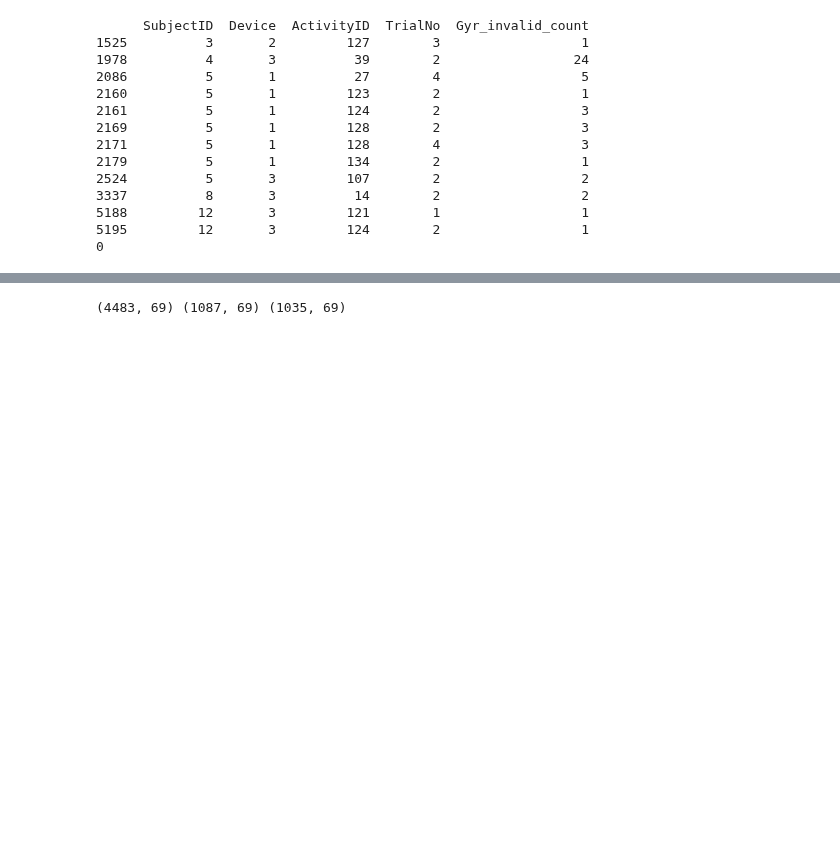
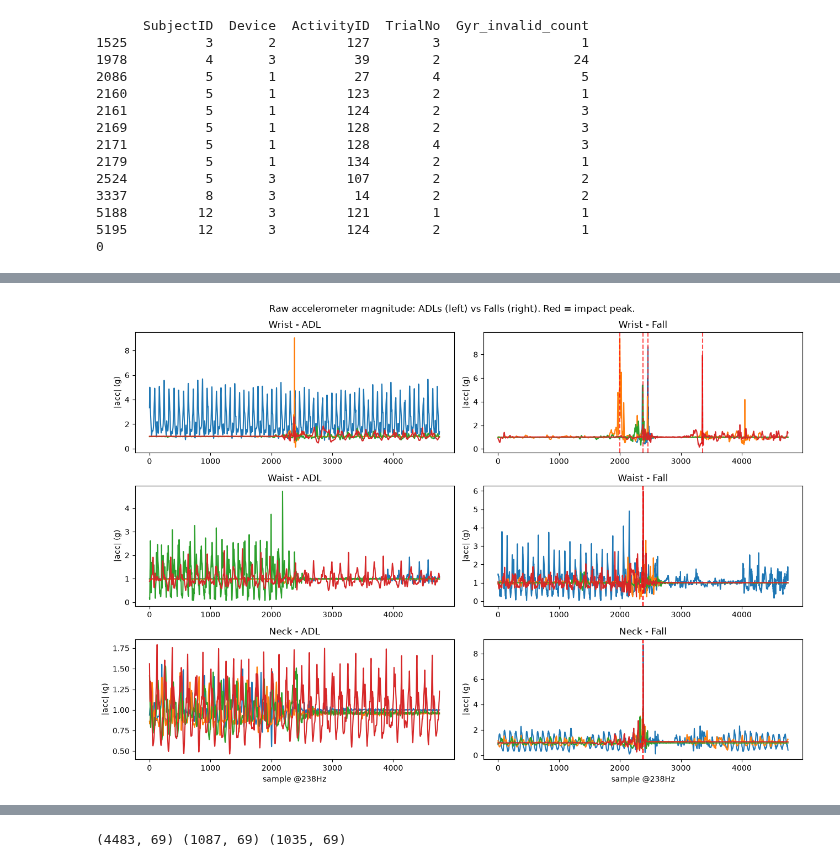
Before and after one commit to emfallat/EECE-5644-Final-Project, a Jupyter notebook: detecting_activity.ipynb, the cells around one changed output, grey strips where cells are left out. Saved outputs shown, nothing was run; the diff lists cells and outputs as text; code cells hidden in the pictures; blank space fills up the shorter version.

```diff
--- a/detecting_activity.ipynb
+++ b/detecting_activity.ipynb
@@ -224,4 +226,50 @@ SubjectID
 Name: DevicePosition, dtype: object
+# %%
+# EDA: raw accelerometer magnitude, ADL vs Fall, by device position used to sanity-check that falls actually
+# look different from ADLs in the raw signal before we throw away the raw sequences and reduce everything to 54 summary stats.
+# For each device position (Wrist/Waist/Neck), overlay a few example raw trials for ADL (left) vs Fall (right). For falls,
+# mark the impact peak (the sample with the largest |acc|) with a red dashed line. that peak is exactly the kind of raw-signal
+# event that gets summarized away into a single max stat during feature engineering.
+
+# raw ADC counts per 1g, from the +/-8g full-scale range in VALID_RANGES
+ACC_G_SCALE = 32768 / 8
+
+def acc_magnitude_g(cell):
+    # convert raw (x,y,z) counts to g, then take the vector magnitude per sample
+    arr = np.array(cell, dtype=float) / ACC_G_SCALE
+    return np.sqrt((arr ** 2).sum(axis=1))
+
+N_EXAMPLES = 4         # how many example trials to overlay per subplot
+RNG_SEED = 1            # fixed seed so the same example trials show up on every re-run
+
+positions = ['Wrist', 'Waist', 'Neck']
+fig, axes = plt.subplots(3, 2, figsize=(13, 9))
+
+for row_idx, pos in enumerate(positions):
+    for col_idx, (label, target_val) in enumerate([('ADL', 0), ('Fall', 1)]):
+        ax = axes[row_idx, col_idx]
+        subset = df[(df['DevicePosition'] == pos) & (df['target'] == target_val)]
+        examples = subset.sample(n=min(N_EXAMPLES, len(subset)), random_state=RNG_SEED)
+
+        for _, trial in examples.iterrows():
+            mag = acc_magnitude_g(trial['Acc'])
+            ax.plot(mag)
+            if target_val == 1:
+                peak_idx = np.argmax(mag)
+                ax.axvline(peak_idx, color='red', linestyle='--', alpha=0.7)
+
+        ax.set_title(f'{pos} - {label}')
+        ax.set_ylabel('|acc| (g)')
+        if row_idx == len(positions) - 1:
+            ax.set_xlabel('sample @238Hz')
+
+fig.suptitle('Raw accelerometer magnitude: ADLs (left) vs Falls (right). Red = impact peak.')
+plt.tight_layout()
+os.makedirs('figures', exist_ok=True)
+plt.savefig('figures/raw_acc_magnitude_examples.png', dpi=150)
+plt.show()
+# %% [output]
+[figure, added]
 # %%
 # Training, Validation and Test data split
 # using validation for tuning the model and adjusting all the hyperparameters in the future
```
Also changed, not shown: parts of 20 cells of this notebook.
